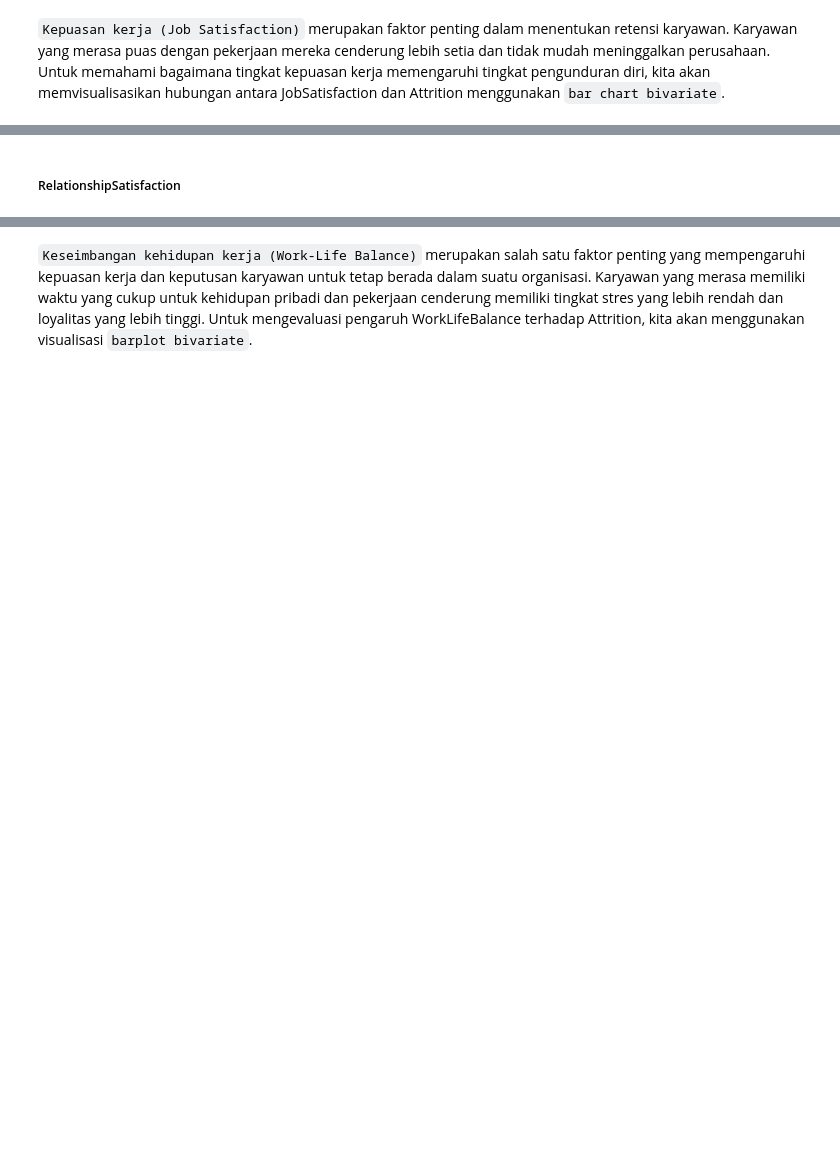
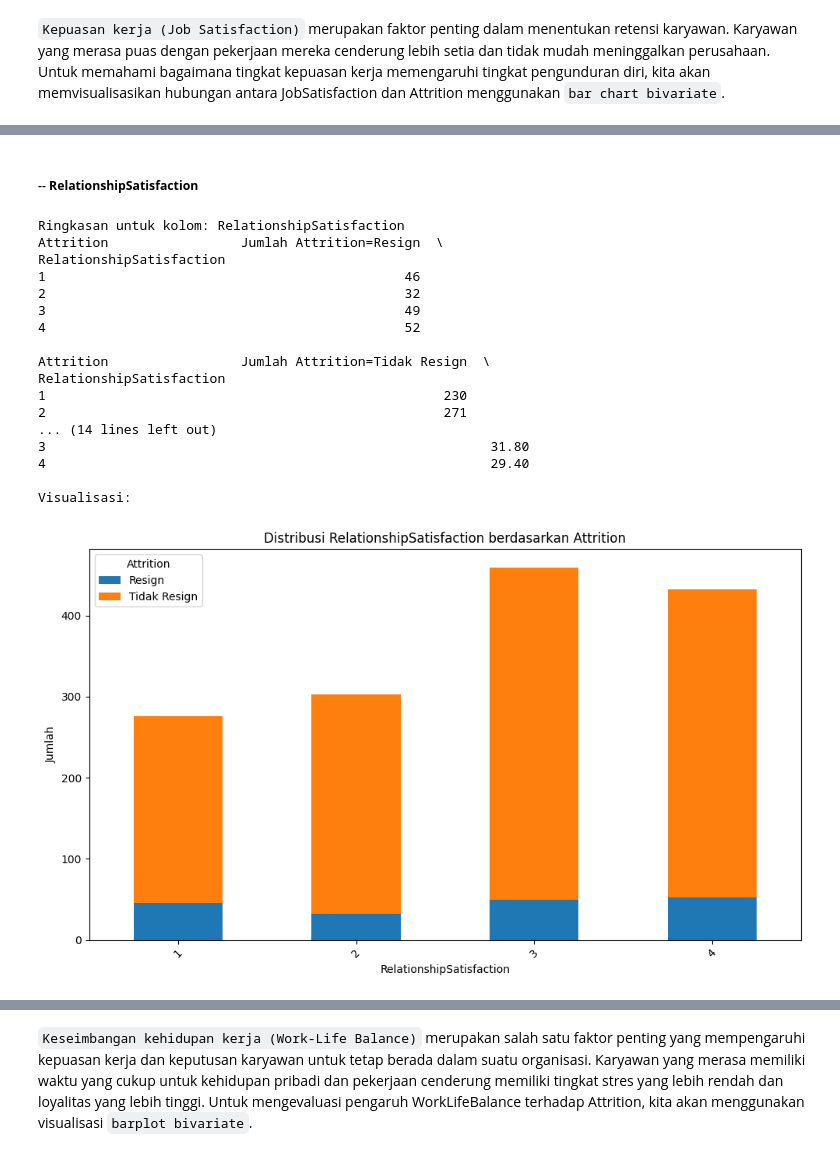
Before and after one commit to alouvre/BPDS_DicodingSubmission_Proyek_Pertama_Dashboard_HR, a Jupyter notebook: BPDS_Submission_Proyek_Pertama.ipynb, the cells around one changed output, grey strips where cells are left out. Saved outputs shown, nothing was run; the diff lists cells and outputs as text; code cells hidden in the pictures; blank space fills up the shorter version.

```diff
--- a/BPDS_Submission_Proyek_Pertama.ipynb
+++ b/BPDS_Submission_Proyek_Pertama.ipynb
@@ -1019,2 +1063,23 @@ Hasil analisis menunjukkan bahwa semakin tinggi tingkat kepuasan kerja, semakin
 # %% [markdown]
-##### RelationshipSatisfaction
+##### -- **RelationshipSatisfaction**
+# %%
+plot_kategori_bivariate(df_employee_eda, x='RelationshipSatisfaction', hue='Attrition')
+# %% [output]
+Ringkasan untuk kolom: RelationshipSatisfaction
+Attrition                 Jumlah Attrition=Resign  \
+RelationshipSatisfaction
+1                                              46
+2                                              32
+3                                              49
+4                                              52
+
+Attrition                 Jumlah Attrition=Tidak Resign  \
+RelationshipSatisfaction
+1                                                   230
+2                                                   271
+... (14 lines left out)
+3                                                         31.80
+4                                                         29.40
+
+Visualisasi:
+[figure, added]
```
Also changed, not shown: parts of 73 cells of this notebook.
